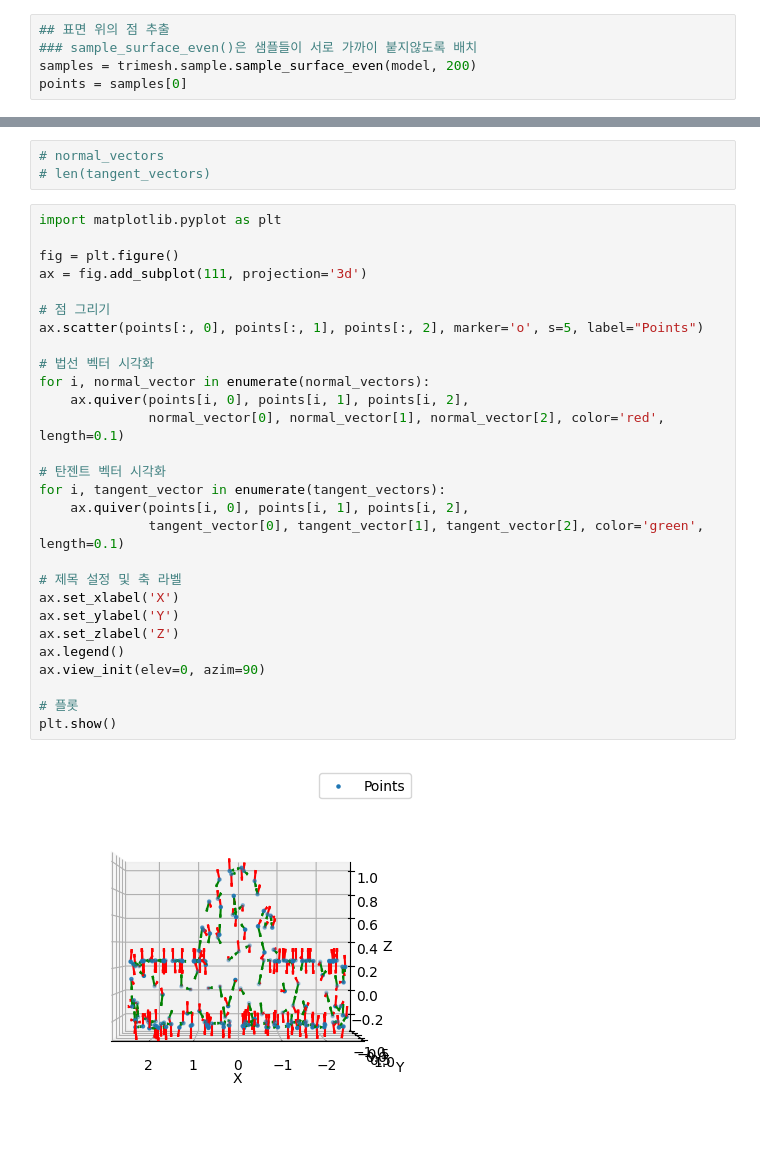
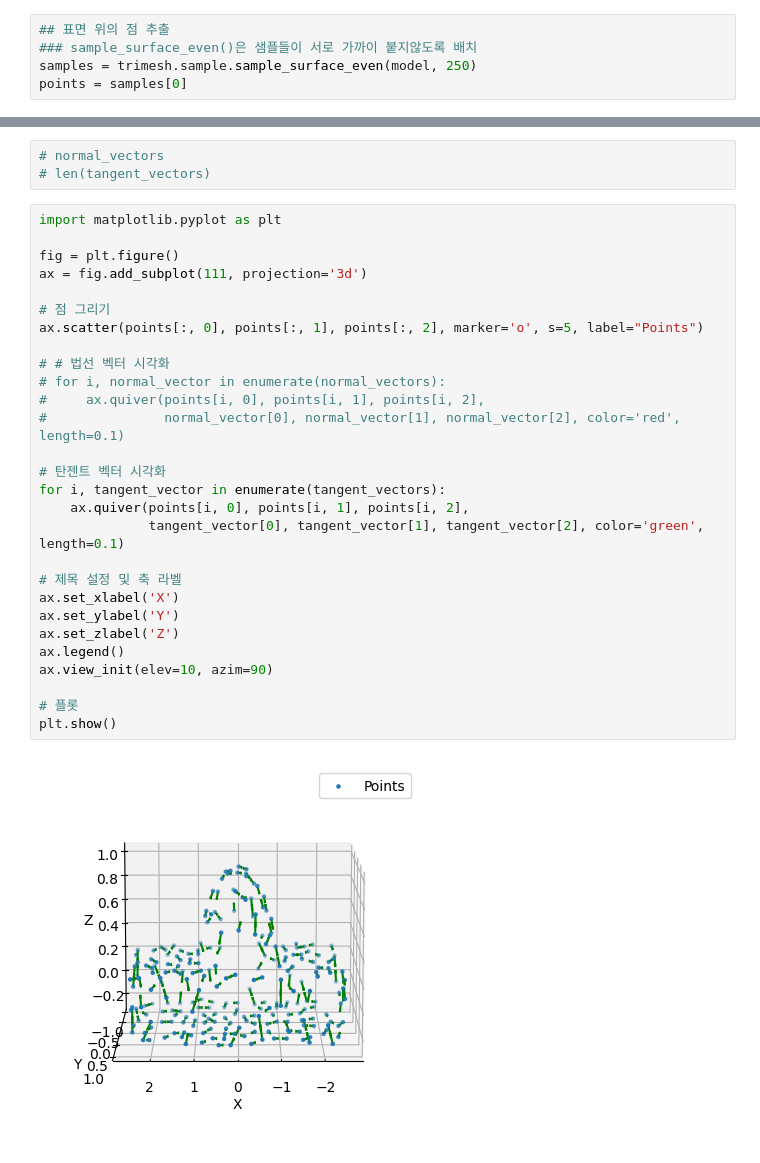
Before and after one commit to vinca0224/3D, a Jupyter notebook: normalVector.ipynb, the cells around one changed output, grey strips where cells are left out. Cells and saved outputs as stored; diff of their text form.

```diff
--- a/normalVector.ipynb
+++ b/normalVector.ipynb
@@ -6,7 +6,7 @@ model = trimesh.load('./obj/model.stl')
 # %%
 ## 표면 위의 점 추출
 ### sample_surface_even()은 샘플들이 서로 가까이 붙지않도록 배치
-samples = trimesh.sample.sample_surface_even(model, 200)
+samples = trimesh.sample.sample_surface_even(model, 250)
 points = samples[0]
 # %%
 # points
@@ -55,31 +55,31 @@ for p1 in points:
 # %%
 import matplotlib.pyplot as plt
 
 fig = plt.figure()
 ax = fig.add_subplot(111, projection='3d')
 
 # 점 그리기
 ax.scatter(points[:, 0], points[:, 1], points[:, 2], marker='o', s=5, label="Points")
 
-# 법선 벡터 시각화
-for i, normal_vector in enumerate(normal_vectors):
-    ax.quiver(points[i, 0], points[i, 1], points[i, 2],
-              normal_vector[0], normal_vector[1], normal_vector[2], color='red', length=0.1)
+# # 법선 벡터 시각화
+# for i, normal_vector in enumerate(normal_vectors):
+#     ax.quiver(points[i, 0], points[i, 1], points[i, 2],
+#               normal_vector[0], normal_vector[1], normal_vector[2], color='red', length=0.1)
 
 # 탄젠트 벡터 시각화
 for i, tangent_vector in enumerate(tangent_vectors):
     ax.quiver(points[i, 0], points[i, 1], points[i, 2],
               tangent_vector[0], tangent_vector[1], tangent_vector[2], color='green', length=0.1)
 
 # 제목 설정 및 축 라벨
 ax.set_xlabel('X')
 ax.set_ylabel('Y')
 ax.set_zlabel('Z')
 ax.legend()
-ax.view_init(elev=0, azim=90)
+ax.view_init(elev=10, azim=90)
 
 # 플롯
 plt.show()
 # %% [output]
-[figure, old version]
+[figure, new version]
 # %%
```
Also changed, not shown: parts of 1 cell of this notebook, 3 other files.
